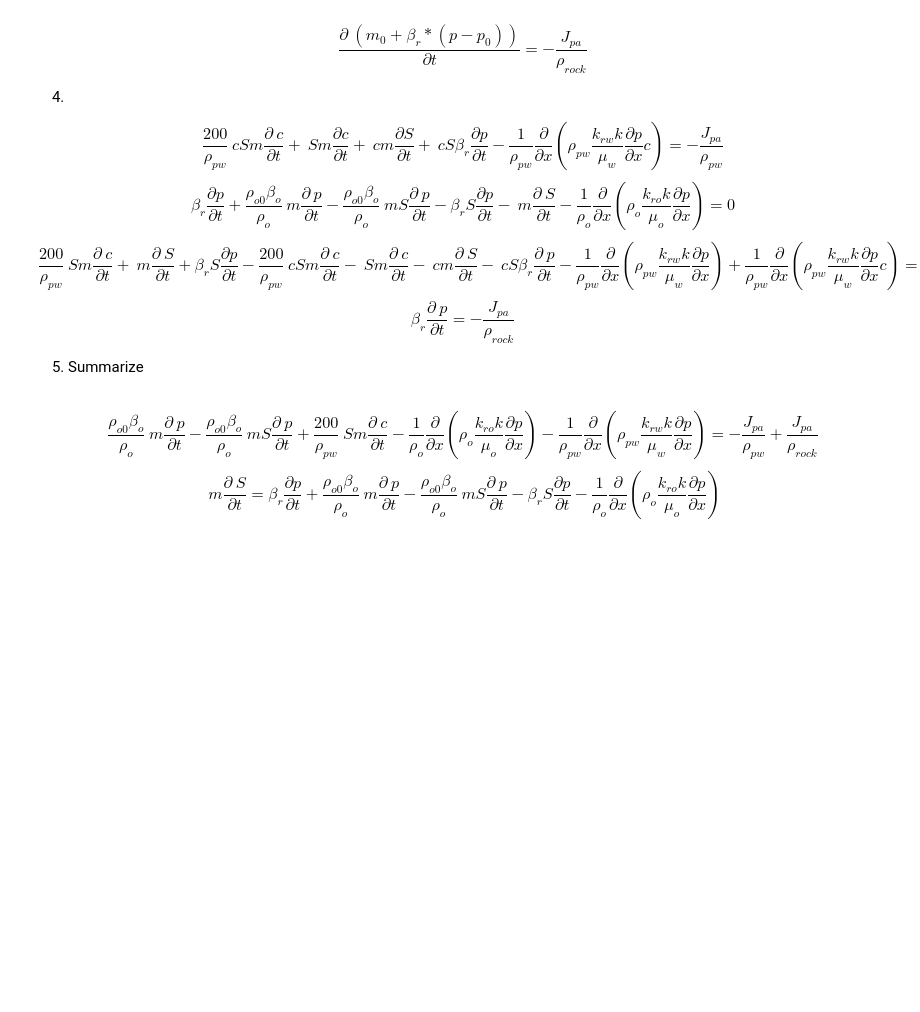
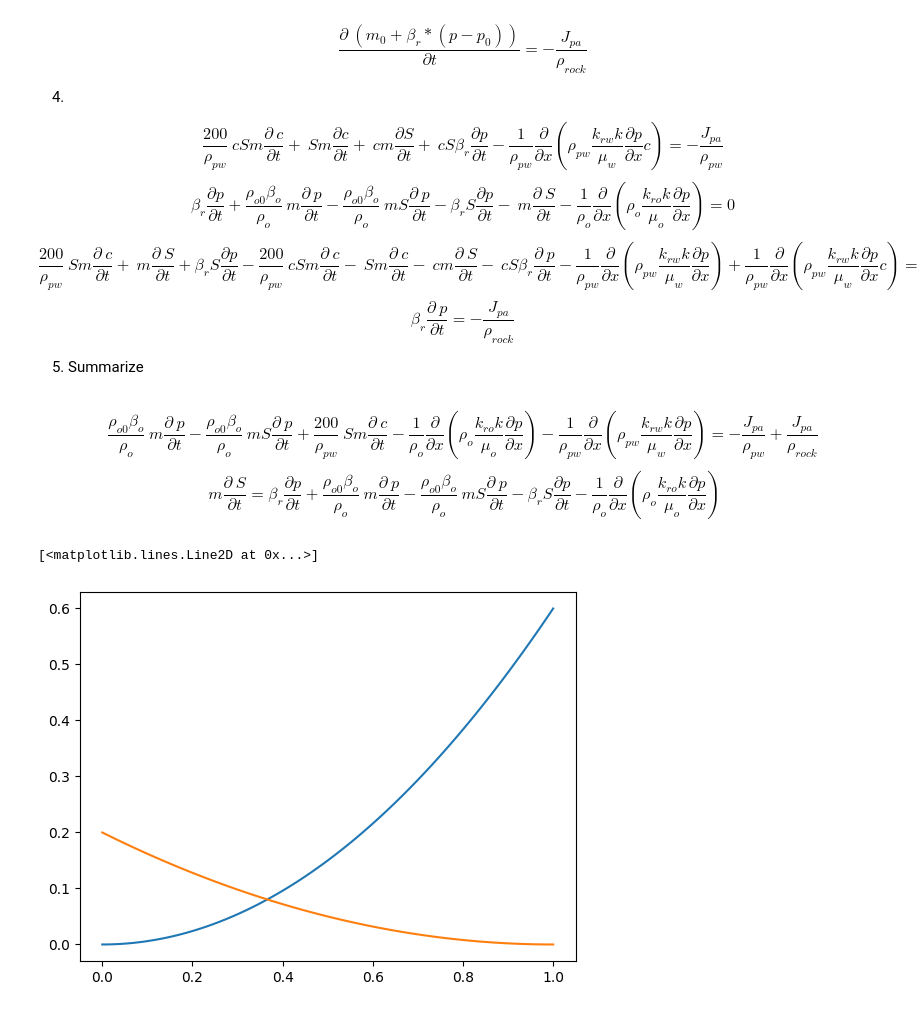
Before and after one commit to aminevdam/aminev_da_PHD, a Jupyter notebook: two_phase_compress/polymer.ipynb, the cells around one changed output. Cells and saved outputs as stored; diff of their text form; code cells hidden in the pictures; blank space fills up the shorter version.

```diff
--- a/two_phase_compress/polymer.ipynb
+++ b/two_phase_compress/polymer.ipynb
@@ -51,3 +51,26 @@ $$ \beta_r\frac{\partial \ p}{\partial t}=-\frac {J_{pa}}{{\rho_{rock}}}$$
 # %% [markdown]
 $$\frac{\rho_{o0}\beta_{o}}{\rho_o}\ m \frac{\partial \ p}{\partial t}-\frac{\rho_{o0}\beta_{o} }{\rho_o}\ m S \frac{\partial \ p}{\partial t}+\frac{200}{\rho_{pw}}\ S m \frac{\partial \ c}{\partial t}- \frac{1}{\rho_o}\frac{\partial}{\partial x}(\rho_o\frac{k_{ro} k}{\mu_o}\frac{\partial p}{\partial x})-\frac{1}{\rho_{pw}}\frac{\partial}{\partial x}(\rho_{pw}\frac{k_{rw} k}{\mu_w}\frac{\partial p}{\partial x})=-\frac {J_{pa}}{\rho_{pw}}+\frac {J_{pa}}{{\rho_{rock}}}$$
 $$ \ m \frac{\partial \ S}{\partial t}=\beta_r\frac{\partial p}{\partial t}+\frac{\rho_{o0}\beta_{o}}{\rho_o}\ m \frac{\partial \ p}{\partial t}-\frac{\rho_{o0}\beta_{o} }{\rho_o}\ m S \frac{\partial \ p}{\partial t}-\beta_r S\frac{\partial p}{\partial t} - \frac{1}{\rho_o}\frac{\partial}{\partial x}(\rho_o\frac{k_{ro} k}{\mu_o}\frac{\partial p}{\partial x}) $$
+# %%
+import numpy as np
+import matplotlib.pyplot as plt
+import matplotlib.cm as cm
+from scipy.optimize import newton_krylov, fsolve
+from scipy.interpolate import interp1d
+#from sol_plot import solution_plot
+
+
+def expit(x):
+    return 1 / (1 + np.exp(-x))
+
+k_water = lambda x: 0.6*(x)**2
+k_oil = lambda x: 0.2*(x-1)**2
+
+dk_water = lambda x: 1.2*x
+dk_oil = lambda x: 0.4*(x-1)
+
+plt.plot(np.linspace(0,1,100), k_water(np.linspace(0,1,100)))
+plt.plot(np.linspace(0,1,100), k_oil(np.linspace(0,1,100)))
+# %% [output]
+[<matplotlib.lines.Line2D at 0x...>]
+[figure, added]
```
Also changed, not shown: parts of 1 cell of this notebook.
